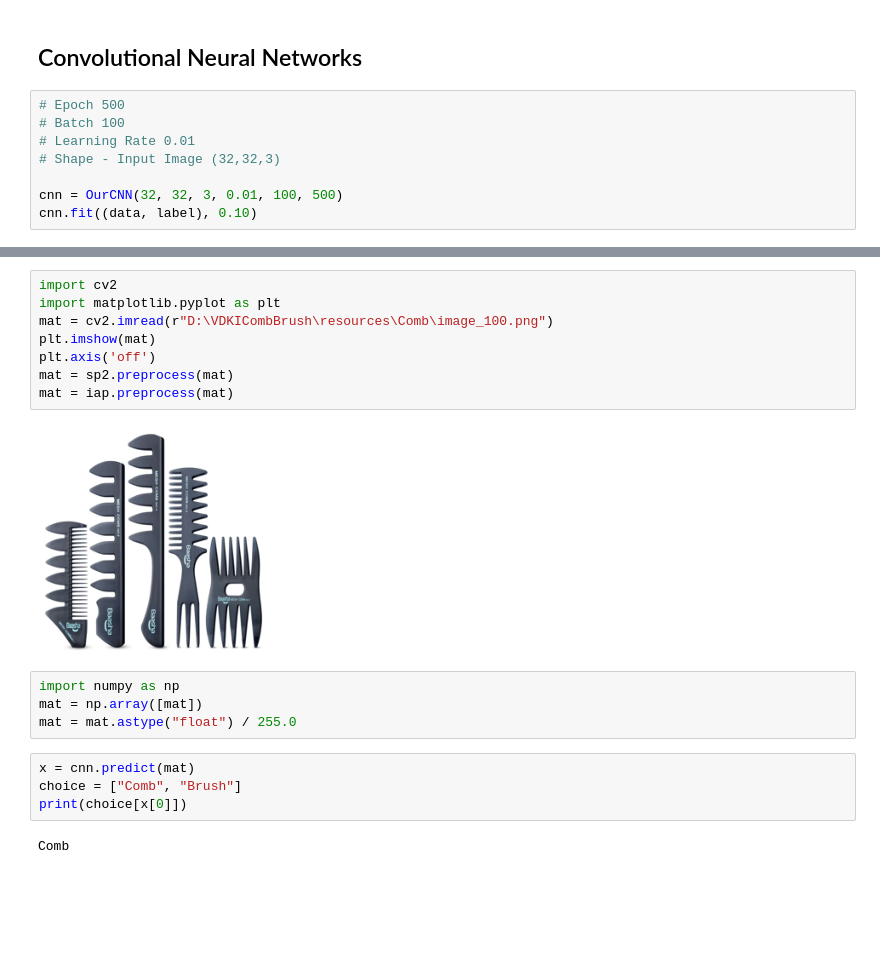
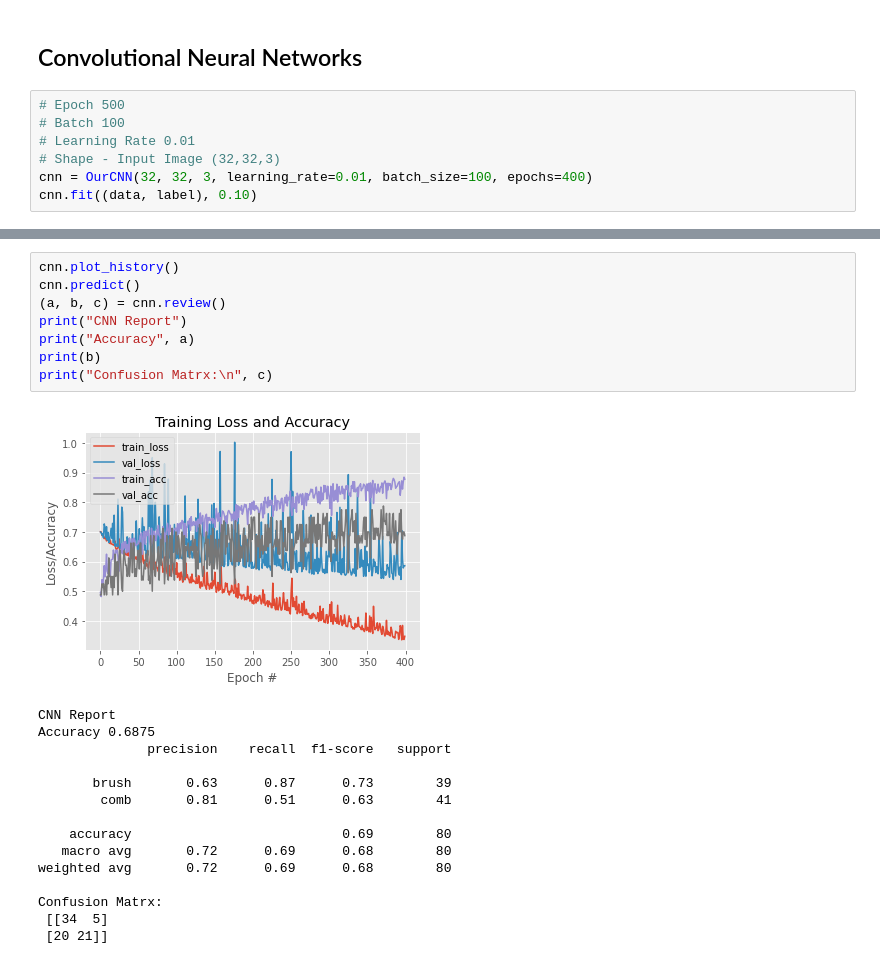
Before and after one commit to AbiyyuMufti/VDKICombBrush, a Jupyter notebook: ImplementationAI.ipynb, the cells around one changed output, grey strips where cells are left out. Cells and saved outputs as stored; diff of their text form; blank space fills up the shorter version.

Commit message:
Summary of scores and features

```diff
--- a/ImplementationAI.ipynb
+++ b/ImplementationAI.ipynb
@@ -135,7 +162,6 @@ weighted avg       0.81      0.78      0.77        80
 # Batch 100
 # Learning Rate 0.01
 # Shape - Input Image (32,32,3)
-
-cnn = OurCNN(32, 32, 3, 0.01, 100, 500)
+cnn = OurCNN(32, 32, 3, learning_rate=0.01, batch_size=100, epochs=400)
 cnn.fit((data, label), 0.10)
 # %% [output]
@@ -197,20 +207,24 @@ weighted avg       0.71      0.66      0.64        80
-# %%
-import cv2
-import matplotlib.pyplot as plt
-mat = cv2.imread(r"D:\VDKICombBrush\resources\Comb\image_100.png")
-plt.imshow(mat)
-plt.axis('off')
-mat = sp2.preprocess(mat)
-mat = iap.preprocess(mat)
-# %% [output]
-[figure, removed]
-# %%
-import numpy as np
-mat = np.array([mat])
-mat = mat.astype("float") / 255.0
-# %%
-x = cnn.predict(mat)
-choice = ["Comb", "Brush"]
-print(choice[x[0]])
-# %% [output]
-Comb
+# %%
+cnn.plot_history()
+cnn.predict()
+(a, b, c) = cnn.review()
+print("CNN Report")
+print("Accuracy", a)
+print(b)
+print("Confusion Matrx:\n", c)
+# %% [output]
+[figure, added]
+CNN Report
+Accuracy 0.6875
+              precision    recall  f1-score   support
+
+       brush       0.63      0.87      0.73        39
+        comb       0.81      0.51      0.63        41
+
+    accuracy                           0.69        80
+   macro avg       0.72      0.69      0.68        80
+weighted avg       0.72      0.69      0.68        80
+
+Confusion Matrx:
+ [[34  5]
+ [20 21]]
```
Also changed, not shown: parts of 11 cells of this notebook, 5 other files.
